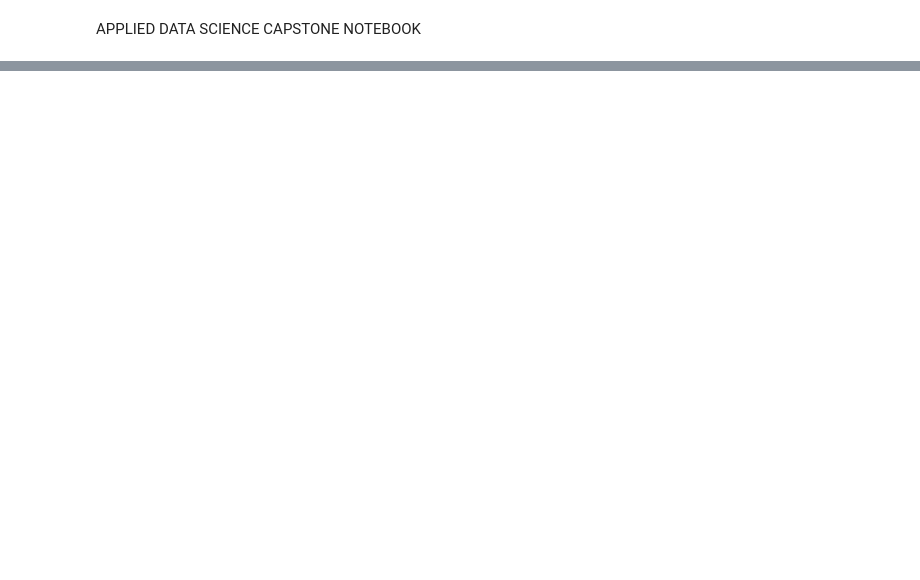
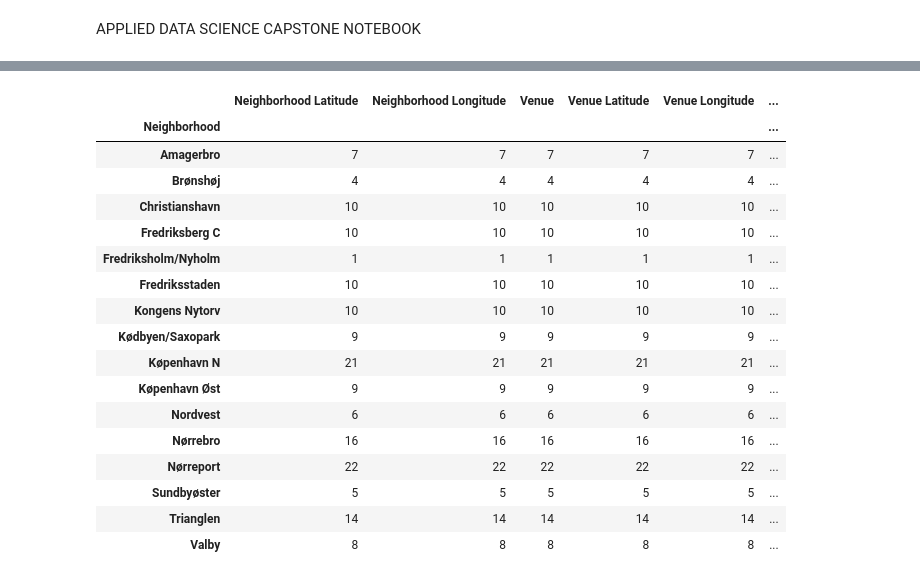
Before and after one commit to tmaher03/Data-Science, a Jupyter notebook: Capstone_notebook.ipynb, the cells around one changed output, grey strips where cells are left out. Saved outputs shown, nothing was run; the diff lists cells and outputs as text; code cells hidden in the pictures; blank space fills up the shorter version.

```diff
--- a/Capstone_notebook.ipynb
+++ b/Capstone_notebook.ipynb
@@ -19,0 +86,20 @@ import numpy as np
+# %%
+# Let's start by creating a map of Copenhagen and with our neighborhoods just to get a feel of the city.
+
+map_cph = folium.Map(location=[latitude, longitude], zoom_start=12)
+
+# add markers to map
+for lat, lng, district, neighborhood in zip(cph_df['Latitude'], cph_df['Longitude'], cph_df['District'], cph_df['Neighborhood']):
+    label = f'{neighborhood}, {district}'
+    label = folium.Popup(label, parse_html=True)
+    folium.CircleMarker(
+        [lat, lng],
+        radius=5,
+        popup=label,
+        color='blue',
+        fill=True,
+        fill_color='#3186cc',
+        fill_opacity=0.7,
+        parse_html=False).add_to(map_cph)
+
+map_cph
@@ -19,0 +108,8 @@ import numpy as np
+# %%
+CLIENT_ID = 'JWEGW0PLMO4CD2YY4US5NK2L4H0OHNIRSMQMLCVARAD3RHVB' # your Foursquare ID
+CLIENT_SECRET = 'HJI2JG0BY55NF4ADINDEBD441ENQW2QL3BNY2HD15RZJ13H0' # your Foursquare Secret
+VERSION = '20180605' # Foursquare API version
+
+print('Your credentails:')
+print('CLIENT_ID: ' + CLIENT_ID)
+print('CLIENT_SECRET:' + CLIENT_SECRET)
@@ -19,0 +180,5 @@ import numpy as np
+# %%
+# Get the venues from Foursquare
+cph_venues = getNearbyVenues(names = cph_df['Neighborhood'],
+                                 latitudes = cph_df['Latitude'],
+                                 longitudes = cph_df['Longitude'])
@@ -19,0 +226,7 @@ import numpy as np
+# %%
+# We create a new dataframe with the bakeries, cafes, and coffee shops.
+
+coffee_df = cph_venues[cph_venues['Venue Category'].isin(['Café','Coffee Shop','Bakery'])].reset_index()
+coffee_df.drop('index',axis=1,inplace=True)
+print(coffee_df.shape)
+coffee_df.head()
@@ -19,0 +241,23 @@ import numpy as np
+# %%
+# Quick look at the number of venues per neighborhood
+
+coffee_df.groupby('Neighborhood').count()
+# %% [output]
+|  | Neighborhood Latitude | Neighborhood Longitude | Venue | Venue Latitude | Venue Longitude | ... |
+| Neighborhood |  |  |  |  |  | ... |
+| Amagerbro | 7 | 7 | 7 | 7 | 7 | ... |
+| Brønshøj | 4 | 4 | 4 | 4 | 4 | ... |
+| Christianshavn | 10 | 10 | 10 | 10 | 10 | ... |
+| Fredriksberg C | 10 | 10 | 10 | 10 | 10 | ... |
+| Fredriksholm/Nyholm | 1 | 1 | 1 | 1 | 1 | ... |
+| Fredriksstaden | 10 | 10 | 10 | 10 | 10 | ... |
+| Kongens Nytorv | 10 | 10 | 10 | 10 | 10 | ... |
+| Kødbyen/Saxopark | 9 | 9 | 9 | 9 | 9 | ... |
+| Køpenhavn N | 21 | 21 | 21 | 21 | 21 | ... |
+| Køpenhavn Øst | 9 | 9 | 9 | 9 | 9 | ... |
+| Nordvest | 6 | 6 | 6 | 6 | 6 | ... |
+| Nørrebro | 16 | 16 | 16 | 16 | 16 | ... |
+| Nørreport | 22 | 22 | 22 | 22 | 22 | ... |
+| Sundbyøster | 5 | 5 | 5 | 5 | 5 | ... |
+| Trianglen | 14 | 14 | 14 | 14 | 14 | ... |
+| Valby | 8 | 8 | 8 | 8 | 8 | ... |
```
Also changed, not shown: parts of 35 cells of this notebook.
